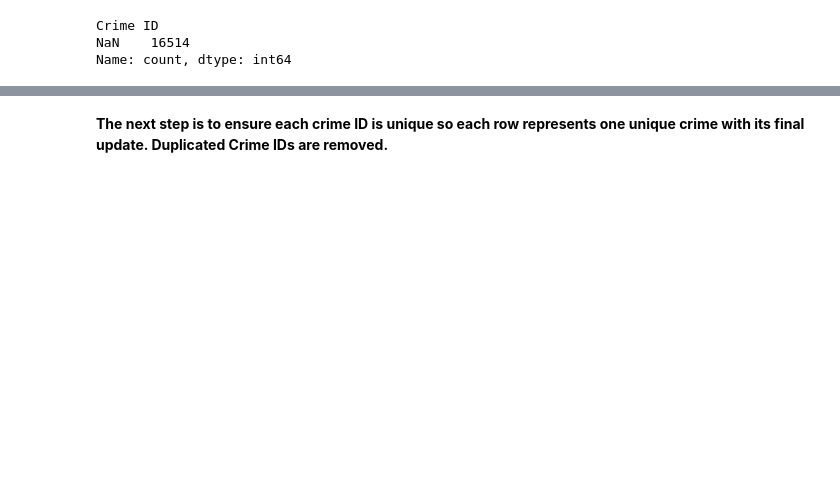
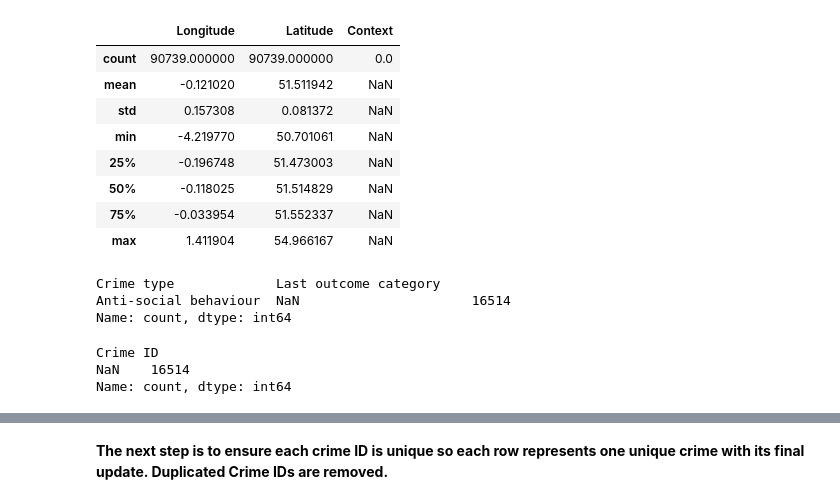
Before and after one commit to luk3pigg/Crime-analysis-using-pandas, a Jupyter notebook: crime-data-cleaning.ipynb, the cells around one changed output, grey strips where cells are left out. Cells and saved outputs as stored; diff of their text form; code cells hidden in the pictures; blank space fills up the shorter version.

```diff
--- a/crime-data-cleaning.ipynb
+++ b/crime-data-cleaning.ipynb
@@ -47,11 +86,26 @@ memory usage: 26.8 MB
+# %%
+df.describe()
+# %% [output]
+|  | Longitude | Latitude | Context |
+| count | 90739.000000 | 90739.000000 | 0.0 |
+| mean | -0.121020 | 51.511942 | NaN |
+| std | 0.157308 | 0.081372 | NaN |
+| min | -4.219770 | 50.701061 | NaN |
+| 25% | -0.196748 | 51.473003 | NaN |
+| 50% | -0.118025 | 51.514829 | NaN |
+| 75% | -0.033954 | 51.552337 | NaN |
+| max | 1.411904 | 54.966167 | NaN |
 # %%
-df_test = pd.read_csv('data/2024-01/2024-01-metropolitan-street.csv')
-df_test.loc[df_test['Crime ID'].isnull(), 'Crime type'].value_counts(dropna=False)
-df_test.loc[df_test['Crime ID'].isnull(), 'Last outcome category'].value_counts(dropna=False)
-df_test.loc[df_test['Crime type'] == 'Anti-social behaviour', 'Crime ID'].value_counts(dropna=False)
-
-#shows that all crimes with missing crime ID are just instances of antisocial behvaviour, an example of MAR. Also, all instances of antisocial behaviour have no crime ID.
+#Checking the type of missingness for the 'Crime ID' column
+df.loc[df['Crime ID'].isnull()].value_counts(dropna=False)
+df.loc[df['Crime ID'].isnull(), ['Crime type', 'Last outcome category']].value_counts(dropna=False)
 # %% [output]
-Crime ID
-NaN    16514
+Crime type             Last outcome category
+Anti-social behaviour  NaN                      16514
 Name: count, dtype: int64
+# %%
+df.loc[df['Crime type'] == 'Anti-social behaviour', 'Crime ID'].value_counts(dropna=False)
+# %% [output]
+Crime ID
+NaN    16514
+Name: count, dtype: int64
```
Also changed, not shown: parts of 32 cells of this notebook, 2 other files.
